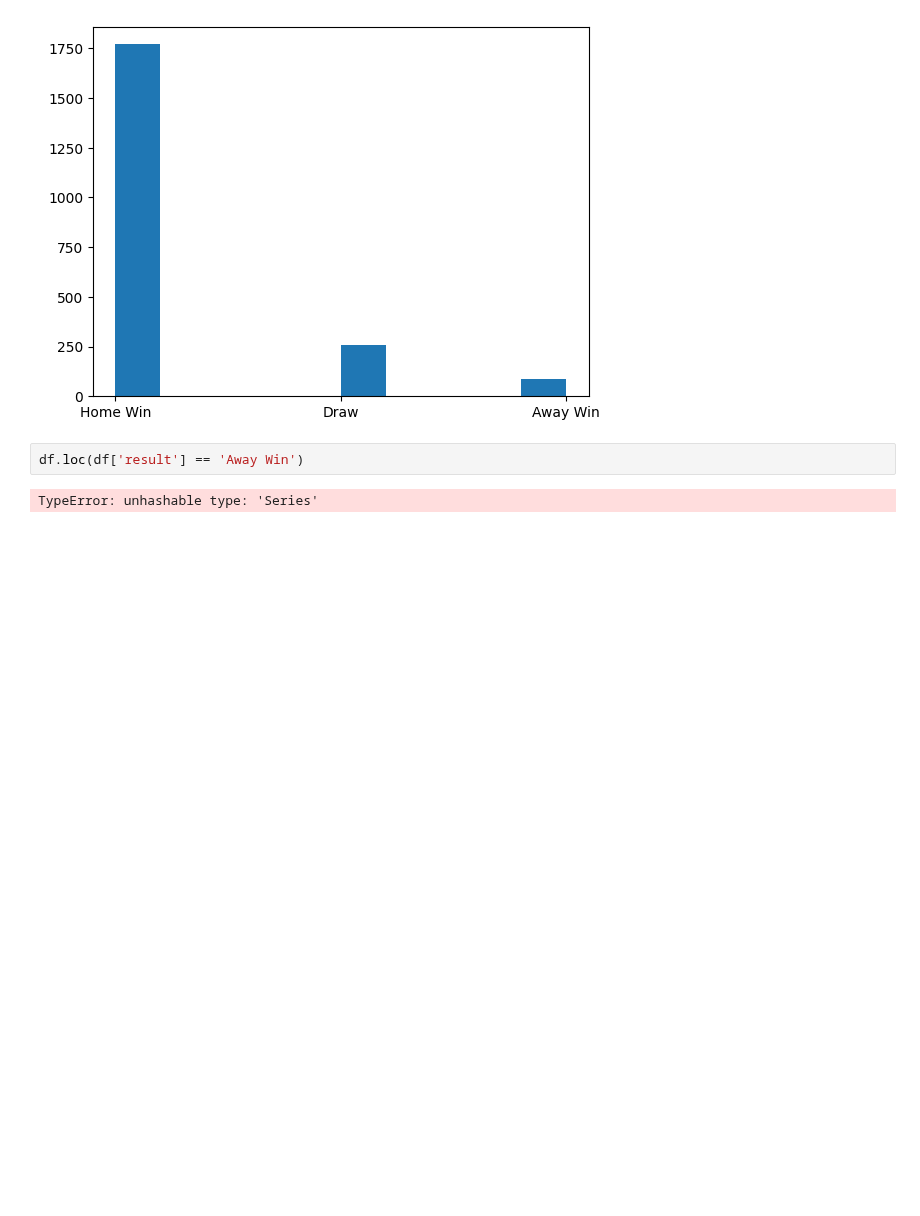
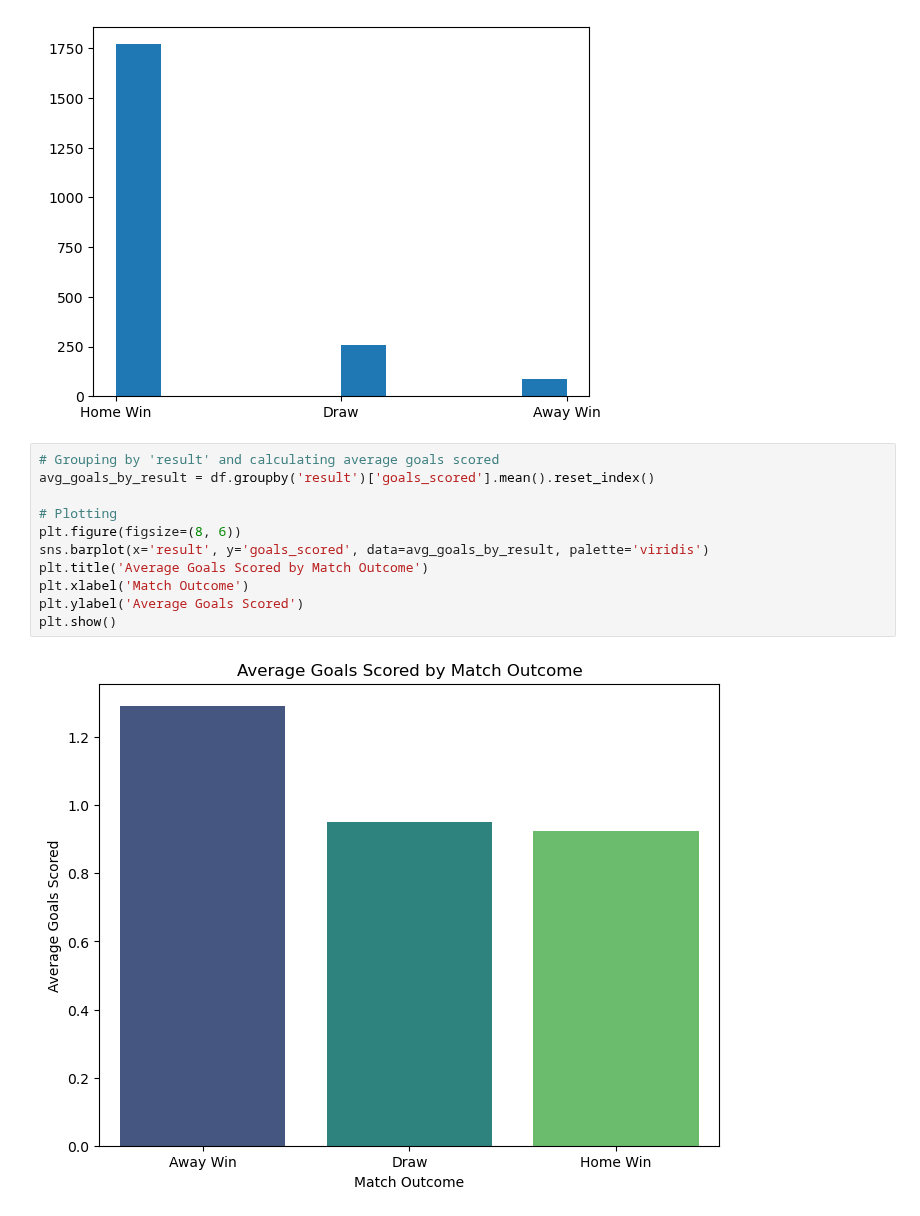
Before and after one commit to Subashcoder/Football-Match-Prediction, a Jupyter notebook: EDA.ipynb, the cells around one changed output. Drawn from its saved outputs; the diff is of its cells as text; blank space fills up the shorter version.

```diff
--- a/EDA.ipynb
+++ b/EDA.ipynb
@@ -25,7 +123,16 @@ plt.hist(result)
  array([0. , 0.2, 0.4, 0.6, 0.8, 1. , 1.2, 1.4, 1.6, 1.8, 2. ]),
  <BarContainer object of 10 artists>)
 [figure]
-# %%
-df.loc(df['result'] == 'Away Win')
-# %% [output]
-TypeError: unhashable type: 'Series'
+# %%
+# Grouping by 'result' and calculating average goals scored
+avg_goals_by_result = df.groupby('result')['goals_scored'].mean().reset_index()
+
+# Plotting
+plt.figure(figsize=(8, 6))
+sns.barplot(x='result', y='goals_scored', data=avg_goals_by_result, palette='viridis')
+plt.title('Average Goals Scored by Match Outcome')
+plt.xlabel('Match Outcome')
+plt.ylabel('Average Goals Scored')
+plt.show()
+# %% [output]
+[figure, added]
```
Also changed, not shown: parts of 8 cells of this notebook.
